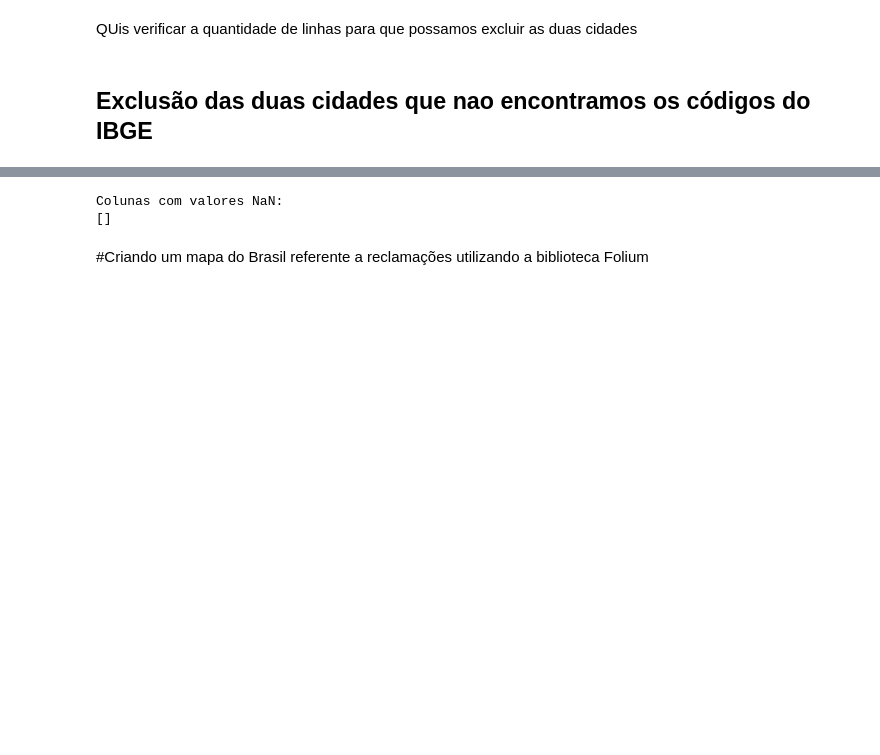
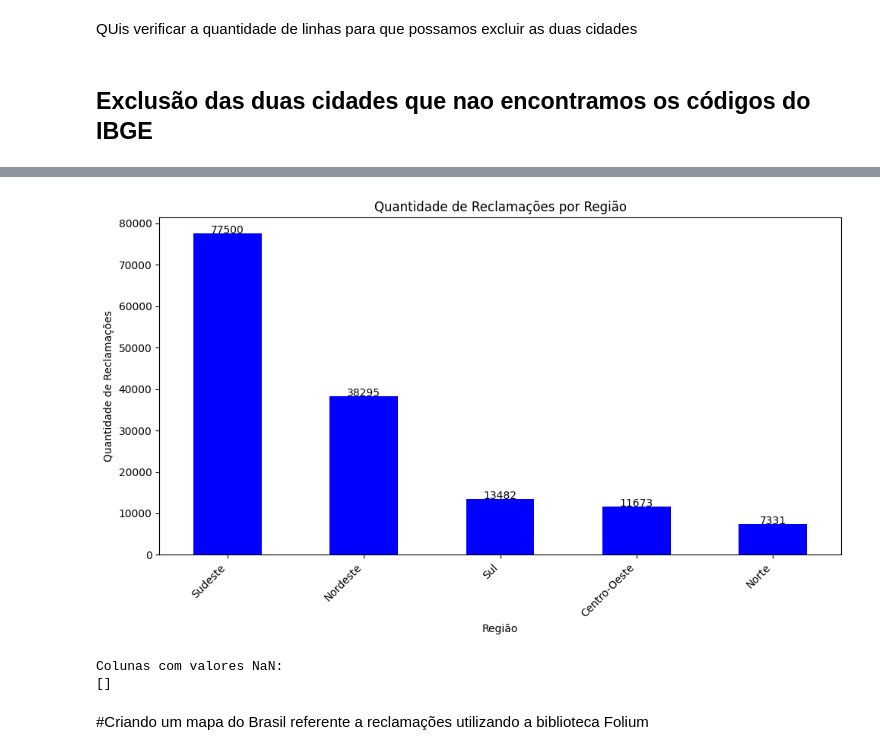
Before and after one commit to LerinaMM/satisfacao_consumidor_aneel, a Jupyter notebook: aneel_ouvidoria.ipynb, the cells around one changed output, grey strips where cells are left out. Cells and saved outputs as stored; diff of their text form; code cells hidden in the pictures; blank space fills up the shorter version.

```diff
--- a/aneel_ouvidoria.ipynb
+++ b/aneel_ouvidoria.ipynb
@@ -625,3 +632,17 @@ reclamacoes_geo.to_csv('dados_sem_cidades_excluidas.csv', index=False)
 # Se quiser Salvar o novo DataFrame em um arquivo CSV
 
 #reclamacoes_geo.to_csv('reclamacoes_geo.csv', index=False)
+# %%
+# Mapeamento de estados para regiões
+
+estado_para_regiao = {
+    'AC': 'Norte', 'AL': 'Nordeste', 'AP': 'Norte', 'AM': 'Norte',
+    'BA': 'Nordeste', 'CE': 'Nordeste', 'DF': 'Centro-Oeste', 'ES': 'Sudeste',
+    'GO': 'Centro-Oeste', 'MA': 'Nordeste', 'MT': 'Centro-Oeste', 'MS': 'Centro-Oeste',
+    'MG': 'Sudeste', 'PA': 'Norte', 'PB': 'Nordeste', 'PR': 'Sul', 'PE': 'Nordeste',
+    'PI': 'Nordeste', 'RJ': 'Sudeste', 'RN': 'Nordeste', 'RS': 'Sul', 'RO': 'Norte',
+    'RR': 'Norte', 'SC': 'Sul', 'SP': 'Sudeste', 'SE': 'Nordeste', 'TO': 'Norte'
+}
+
+# Adicionar a nova coluna 'Regiao' ao DataFrame usando o mapeamento
+reclamacoes_geo['Regiao'] = reclamacoes_geo['SigUF'].map(estado_para_regiao)
@@ -628,3 +658,25 @@ reclamacoes_geo.to_csv('dados_sem_cidades_excluidas.csv', index=False)
+# %%
+# Calcular a contagem de reclamações por região
+contagem_reclamacoes_por_regiao = reclamacoes_geo['Regiao'].value_counts()
+
+# Criar um gráfico de barras
+plt.figure(figsize=(10, 6))
+ax = contagem_reclamacoes_por_regiao.plot(kind='bar', color='blue')
+
+plt.xlabel('Região')
+plt.ylabel('Quantidade de Reclamações')
+plt.title('Quantidade de Reclamações por Região')
+plt.xticks(rotation=45, ha='right')  # Rotaciona os rótulos do eixo x
+
+# Adicionar as quantidades acima das barras
+for i, v in enumerate(contagem_reclamacoes_por_regiao):
+    ax.text(i, v + 10, str(v), color='black', ha='center')
+
+plt.tight_layout()
+
+plt.show()
+# %% [output]
+[figure, added]
 # %%
 # Verificar se há valores NaN em cada coluna
 colunas_com_nan = reclamacoes_geo.columns[reclamacoes_geo.isna().any()].tolist()
```
Also changed, not shown: parts of 2 cells of this notebook.
